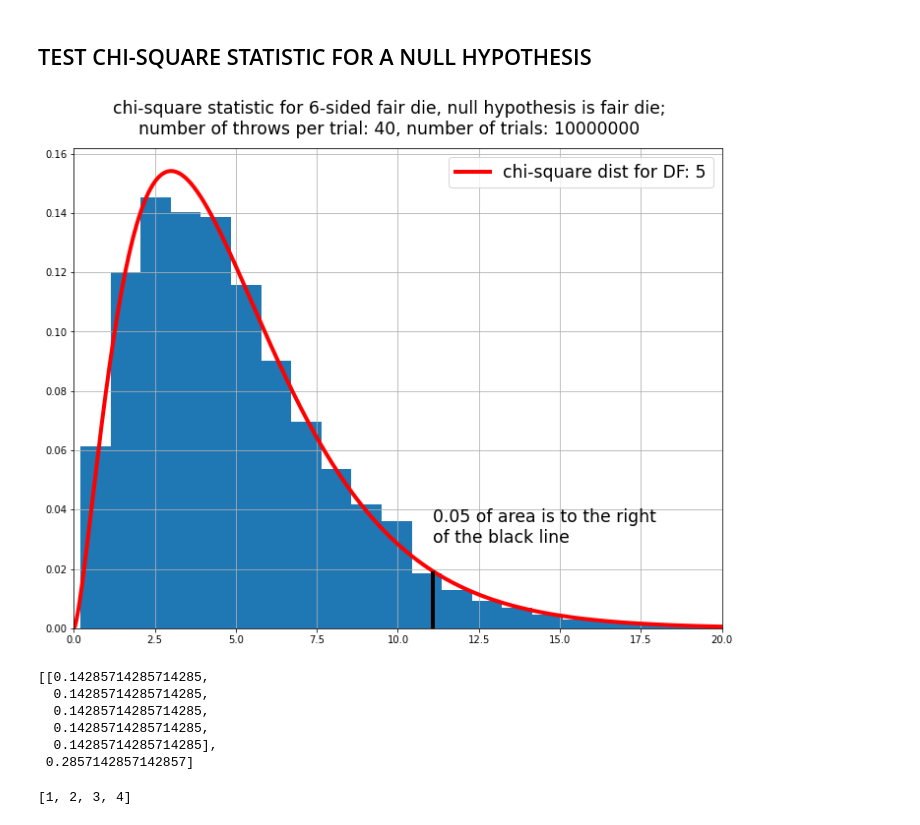
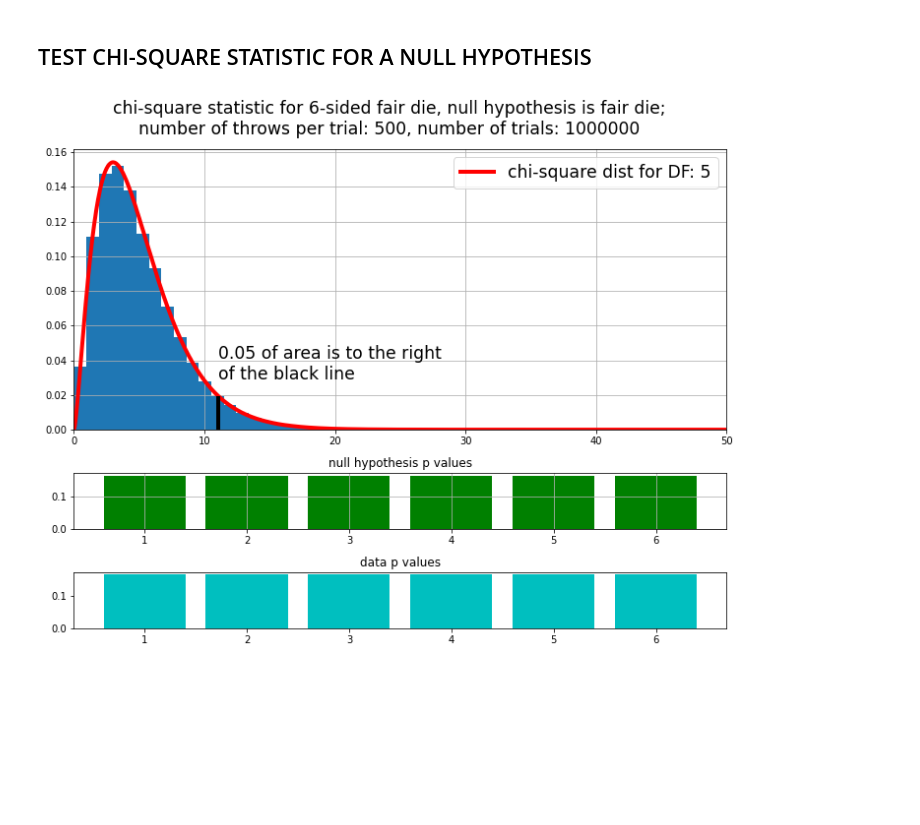
Before and after one commit to wesmith/Bioinformatics-with-Python-Cookbook-third-edition, a Jupyter notebook: WS_notebooks/chi_square.ipynb, the cells around one changed output. Saved outputs shown, nothing was run; the diff lists cells and outputs as text; code cells hidden in the pictures; blank space fills up the shorter version.

```diff
--- a/WS_notebooks/chi_square.ipynb
+++ b/WS_notebooks/chi_square.ipynb
@@ -110,37 +53,0 @@ stat = np.sum((out - null)**2 / null, axis=1)
-# %%
-xmax = 20
-df   = n - 1 # degrees of freedom for chi-square
-chi_value = tabl[df][1 - cutoff]
-prob_at_chi_value = chi2.pdf(chi_value, df=df)
-fig, ax = plt.subplots(1, 1, figsize=(10, 8))
-aa, bb, __ = ax.hist(stat, bins=50, density=True)
-x = np.linspace(0, xmax, 1000)
-ax.plot(x, chi2.pdf(x, df), 'r', linewidth=4,
-        label='chi-square dist for DF: {}'.format(df))
-ax.set_xlim(0, xmax)
-ax.vlines(chi_value, color='k', linewidth=4,
-          ymin=0, ymax=prob_at_chi_value)
-ax.legend(fontsize='xx-large')
-txt = '{} of area is to the right\nof the black line'.format(cutoff)
-ax.text(chi_value, 1.5*prob_at_chi_value, txt, fontsize='xx-large')
-ax.grid()
-txt =  'chi-square statistic for {}-sided fair die, '.format(n)
-txt += 'null hypothesis is fair die;'
-txt += '\nnumber of throws per trial: {}, number of trials: {}'\
-       .format(num, nexp)
-fig.suptitle(txt, fontsize='xx-large')
-fig.tight_layout()
-plt.show()
-# verify histogram is normalized: should be 1.0
-#print(np.sum(aa*np.diff(bb)))
-# %% [output]
-[figure, removed]
-# %%
-[[1/7]*5, 2/7]
-# %% [output]
-[[0.14285714285714285,
-  0.14285714285714285,
-  0.14285714285714285,
-  0.14285714285714285,
-  0.14285714285714285],
- 0.2857142857142857]
@@ -149,5 +53,0 @@ dd = [1,2,3]
-# %%
-dd.extend([4])
-dd
-# %% [output]
-[1, 2, 3, 4]
@@ -155,0 +54,4 @@ probs = np.array([1/7]*5, 2/7)
+# %%
+ws.chi_square_demo(6, loaded=0, num=500, bins=40, nexp=1000000, xmax=50)
+# %% [output]
+[figure, added]
```
Also changed, not shown: parts of 14 cells of this notebook.
